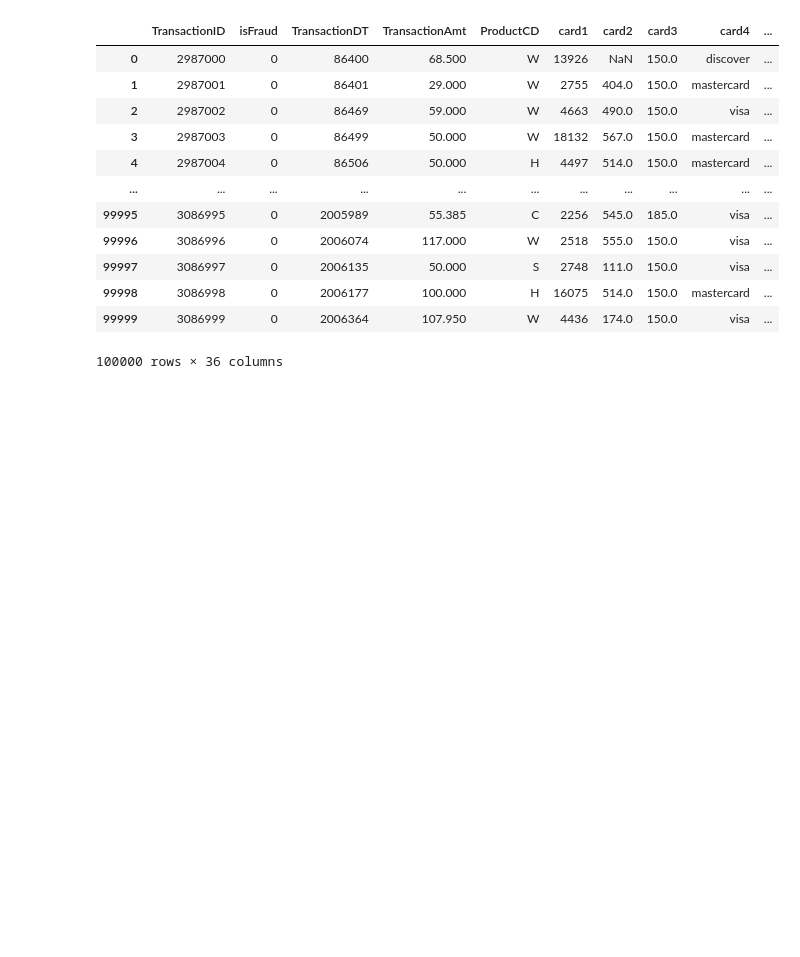
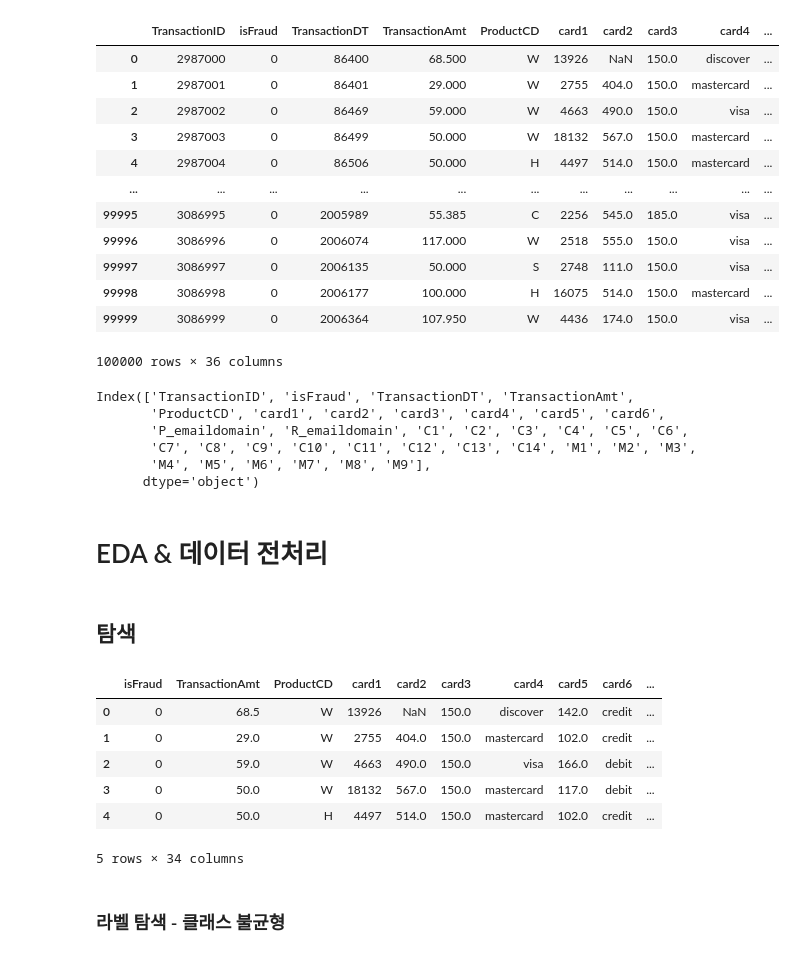
Before and after one commit to seonydg/ml-classification-IEEE-CIS-Fraud-Detection, a Jupyter notebook: IEEE-CIS Fraud Detection.ipynb, the cells around one changed output. Cells and saved outputs as stored; diff of their text form; code cells hidden in the pictures; blank space fills up the shorter version.

```diff
--- a/IEEE-CIS Fraud Detection.ipynb
+++ b/IEEE-CIS Fraud Detection.ipynb
@@ -46,3 +46,31 @@ df
 | 99998 | 3086998 | 0 | 2006177 | 100.000 | H | 16075 | 514.0 | 150.0 | mastercard | ... |
 | 99999 | 3086999 | 0 | 2006364 | 107.950 | W | 4436 | 174.0 | 150.0 | visa | ... |
 100000 rows × 36 columns
+# %%
+df.columns
+# %% [output]
+Index(['TransactionID', 'isFraud', 'TransactionDT', 'TransactionAmt',
+       'ProductCD', 'card1', 'card2', 'card3', 'card4', 'card5', 'card6',
+       'P_emaildomain', 'R_emaildomain', 'C1', 'C2', 'C3', 'C4', 'C5', 'C6',
+       'C7', 'C8', 'C9', 'C10', 'C11', 'C12', 'C13', 'C14', 'M1', 'M2', 'M3',
+       'M4', 'M5', 'M6', 'M7', 'M8', 'M9'],
+      dtype='object')
+# %%
+# 불필요한 변수라 판단하여 삭제
+df.drop(['TransactionID', 'TransactionDT'], axis = 1, inplace = True)
+# %% [markdown]
+# EDA & 데이터 전처리
+# %% [markdown]
+## 탐색
+# %%
+df.head()
+# %% [output]
+|  | isFraud | TransactionAmt | ProductCD | card1 | card2 | card3 | card4 | card5 | card6 | ... |
+| 0 | 0 | 68.5 | W | 13926 | NaN | 150.0 | discover | 142.0 | credit | ... |
+| 1 | 0 | 29.0 | W | 2755 | 404.0 | 150.0 | mastercard | 102.0 | credit | ... |
+| 2 | 0 | 59.0 | W | 4663 | 490.0 | 150.0 | visa | 166.0 | debit | ... |
+| 3 | 0 | 50.0 | W | 18132 | 567.0 | 150.0 | mastercard | 117.0 | debit | ... |
+| 4 | 0 | 50.0 | H | 4497 | 514.0 | 150.0 | mastercard | 102.0 | credit | ... |
+5 rows × 34 columns
+# %% [markdown]
+### 라벨 탐색 - 클래스 불균형
```
Also changed, not shown: parts of 5 cells of this notebook.
